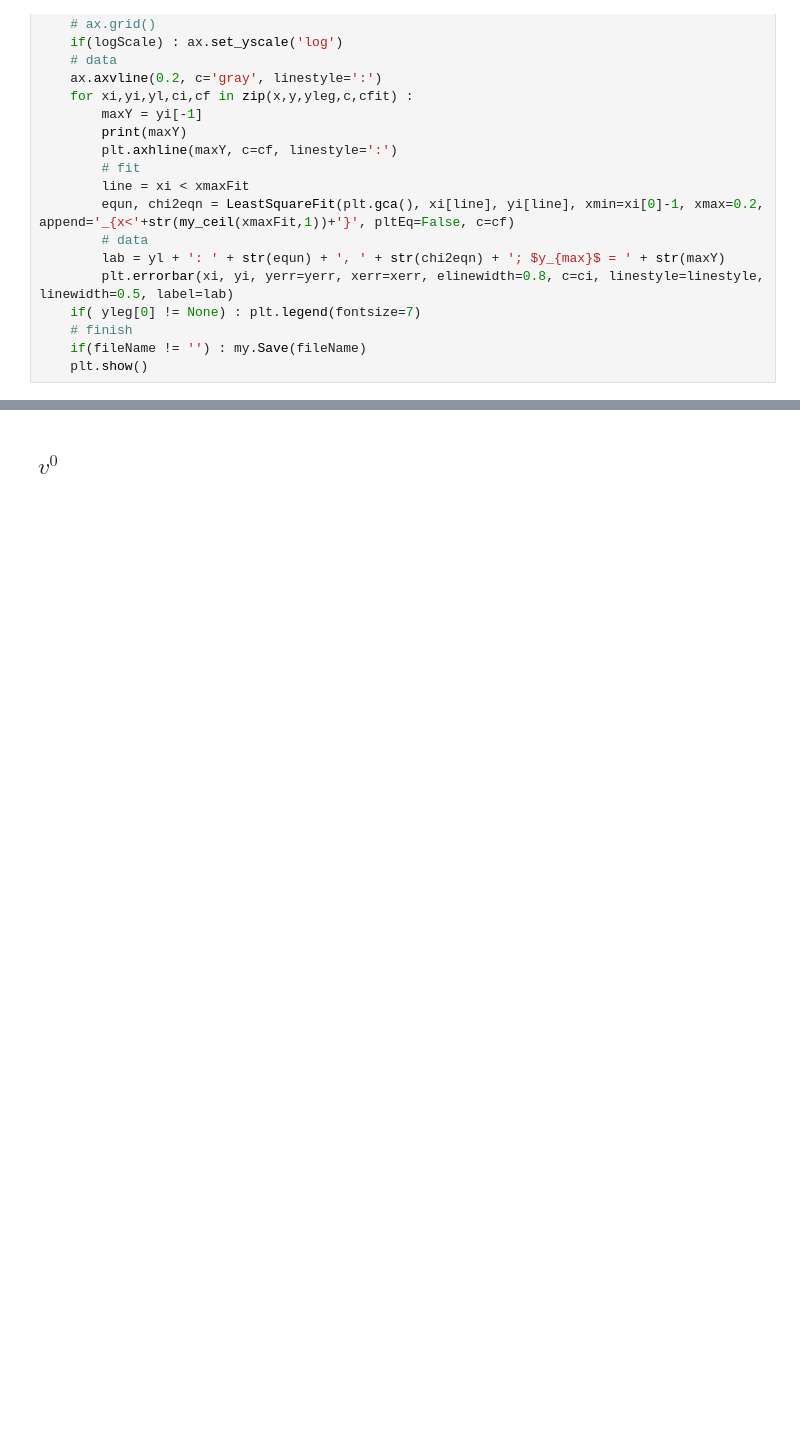
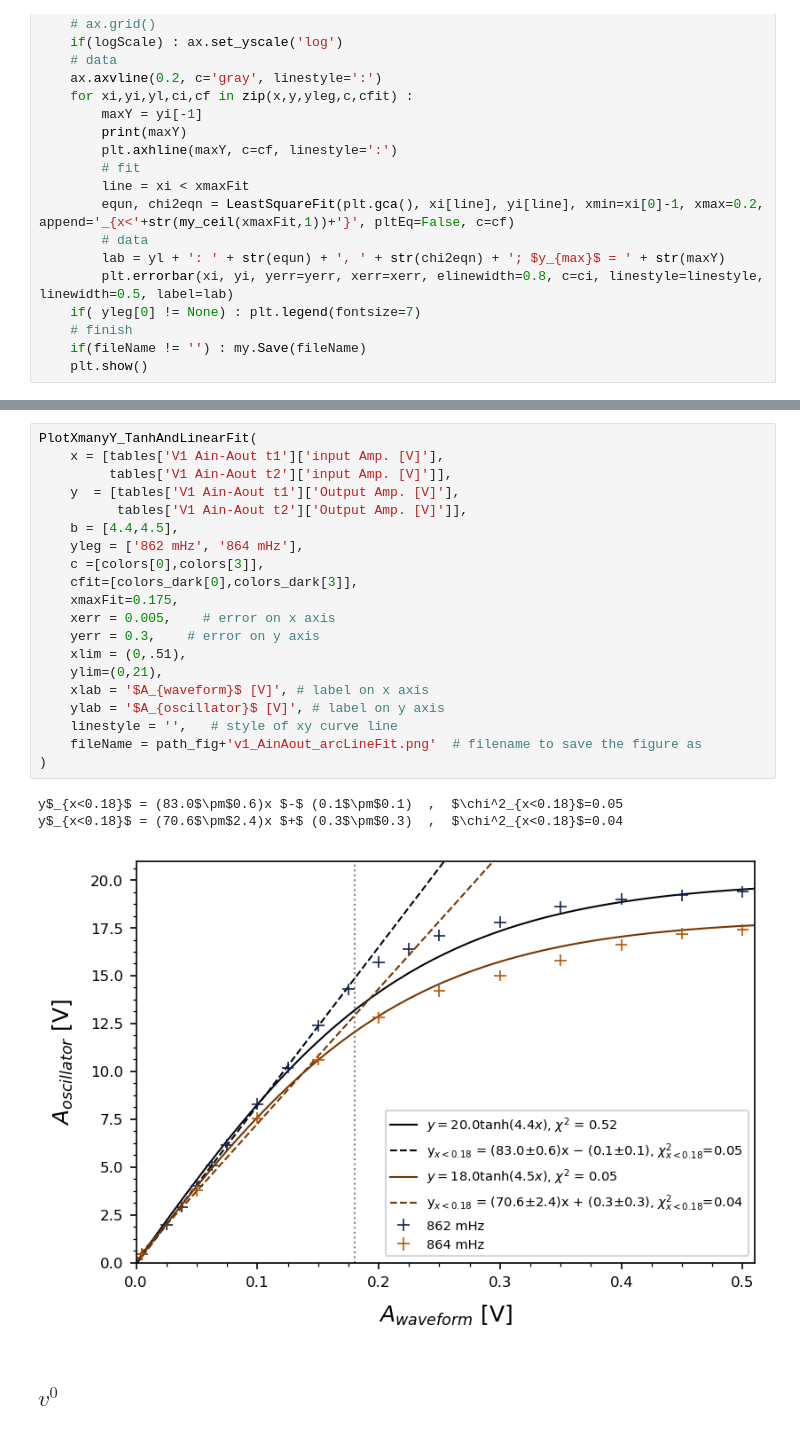
Before and after one commit to parallax-xallaraq/PHSX616, a Jupyter notebook: Lab3 - Torsional Oscillator/Code/Fitting.ipynb, the cells around one changed output, grey strips where cells are left out. Cells and saved outputs as stored; diff of their text form; blank space fills up the shorter version.

Commit message:
fit both tan and linear

```diff
--- a/Lab3 - Torsional Oscillator/Code/Fitting.ipynb
+++ b/Lab3 - Torsional Oscillator/Code/Fitting.ipynb
@@ -272,3 +411,27 @@ y$_{x<0.2}$ = (70.6$\pm$2.4)x $+$ (0.3$\pm$0.3)  ,  $\chi^2_{x<0.2}$=0.04
+# %%
+PlotXmanyY_TanhAndLinearFit(
+    x = [tables['V1 Ain-Aout t1']['input Amp. [V]'],
+         tables['V1 Ain-Aout t2']['input Amp. [V]']],
+    y  = [tables['V1 Ain-Aout t1']['Output Amp. [V]'],
+          tables['V1 Ain-Aout t2']['Output Amp. [V]']],
+    b = [4.4,4.5],
+    yleg = ['862 mHz', '864 mHz'],
+    c =[colors[0],colors[3]],
+    cfit=[colors_dark[0],colors_dark[3]],
+    xmaxFit=0.175,
+    xerr = 0.005,    # error on x axis
+    yerr = 0.3,    # error on y axis
+    xlim = (0,.51),
+    ylim=(0,21),
+    xlab = '$A_{waveform}$ [V]', # label on x axis
+    ylab = '$A_{oscillator}$ [V]', # label on y axis
+    linestyle = '',   # style of xy curve line
+    fileName = path_fig+'v1_AinAout_arcLineFit.png'  # filename to save the figure as
+)
+# %% [output]
+y$_{x<0.18}$ = (83.0$\pm$0.6)x $-$ (0.1$\pm$0.1)  ,  $\chi^2_{x<0.18}$=0.05
+y$_{x<0.18}$ = (70.6$\pm$2.4)x $+$ (0.3$\pm$0.3)  ,  $\chi^2_{x<0.18}$=0.04
+[figure, added]
 # %% [markdown]
 ## $v^0$
 # %%
```
Also changed, not shown: parts of 6 cells of this notebook, 3 other files.
